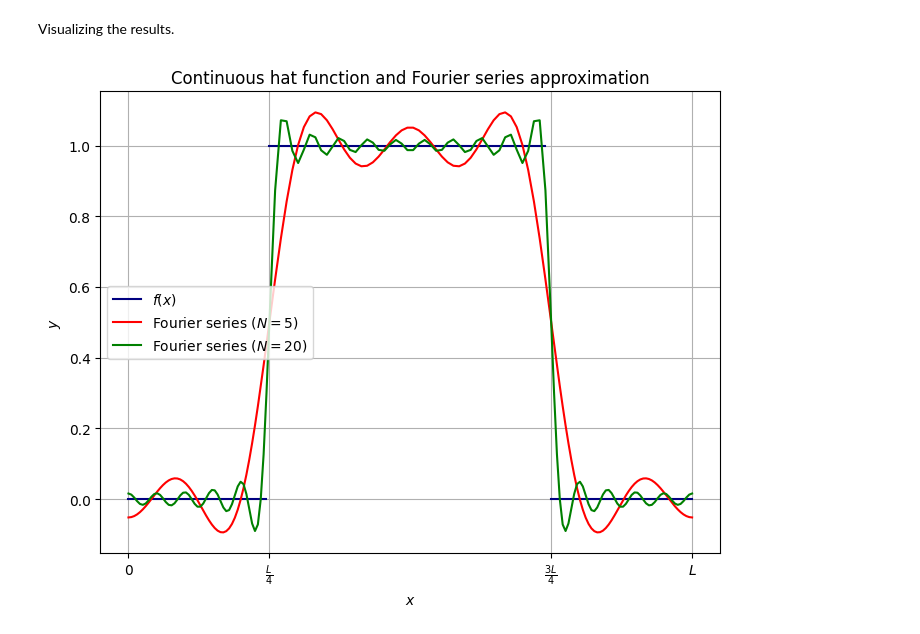
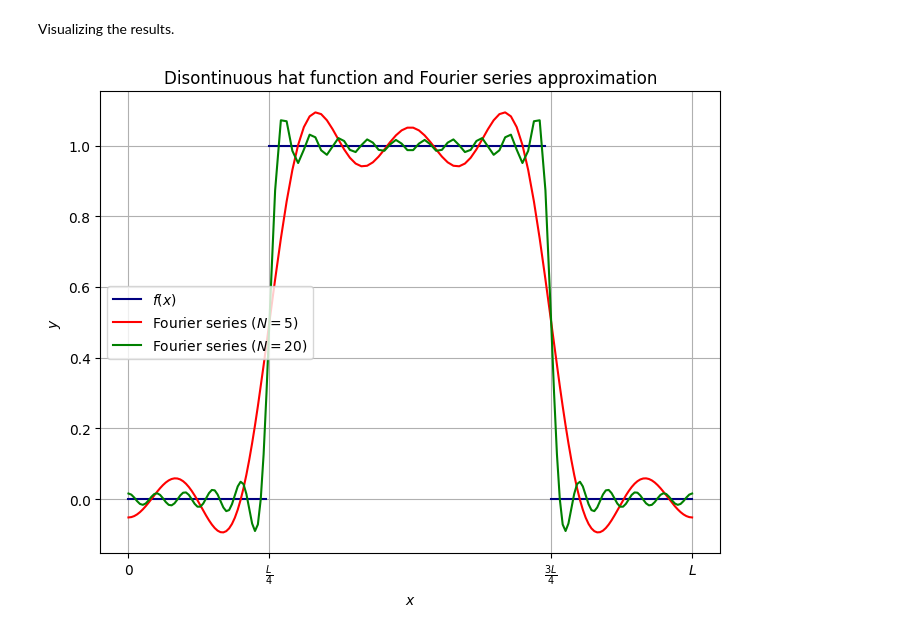
Before and after one commit to yevgenryeznik/TDS2025, a Jupyter notebook: lecture02/lecture02-ex01.ipynb, the cells around one changed output. Saved outputs shown, nothing was run; the diff lists cells and outputs as text; code cells hidden in the pictures.

```diff
--- a/lecture02/lecture02-ex01.ipynb
+++ b/lecture02/lecture02-ex01.ipynb
@@ -242,16 +242,16 @@ Visualizing the results.
 # %%
 plt.figure(figsize = (8, 6))
 plt.plot(x1[:-1], y1, color = "navy")
 plt.plot(x2[:-1], y2, color = "navy")
 plt.plot(x3, y3, color = "navy", label = r"$f(x)$")
 plt.grid()
 plt.xlabel(r"$x$")
 plt.ylabel(r"$y$")
 plt.xticks(np.array([0, 0.25*L, 0.75*L, L]), [r"$0$", r"$\frac{L}{4}$", r"$\frac{3L}{4}$", r"$L$"])
-plt.title("Continuous hat function and Fourier series approximation")
+plt.title("Disontinuous hat function and Fourier series approximation")
 plt.plot(x, fourier[0], color = "red", label = r"Fourier series ($N=5$)")
 plt.plot(x, fourier[1], color = "green", label = r"Fourier series ($N=20$)")
 plt.legend(loc="center left")
 plt.savefig("figures/lecture02-ex01b.png", dpi = 300)
 # %% [output]
-[figure, old version]
+[figure, new version]
```
